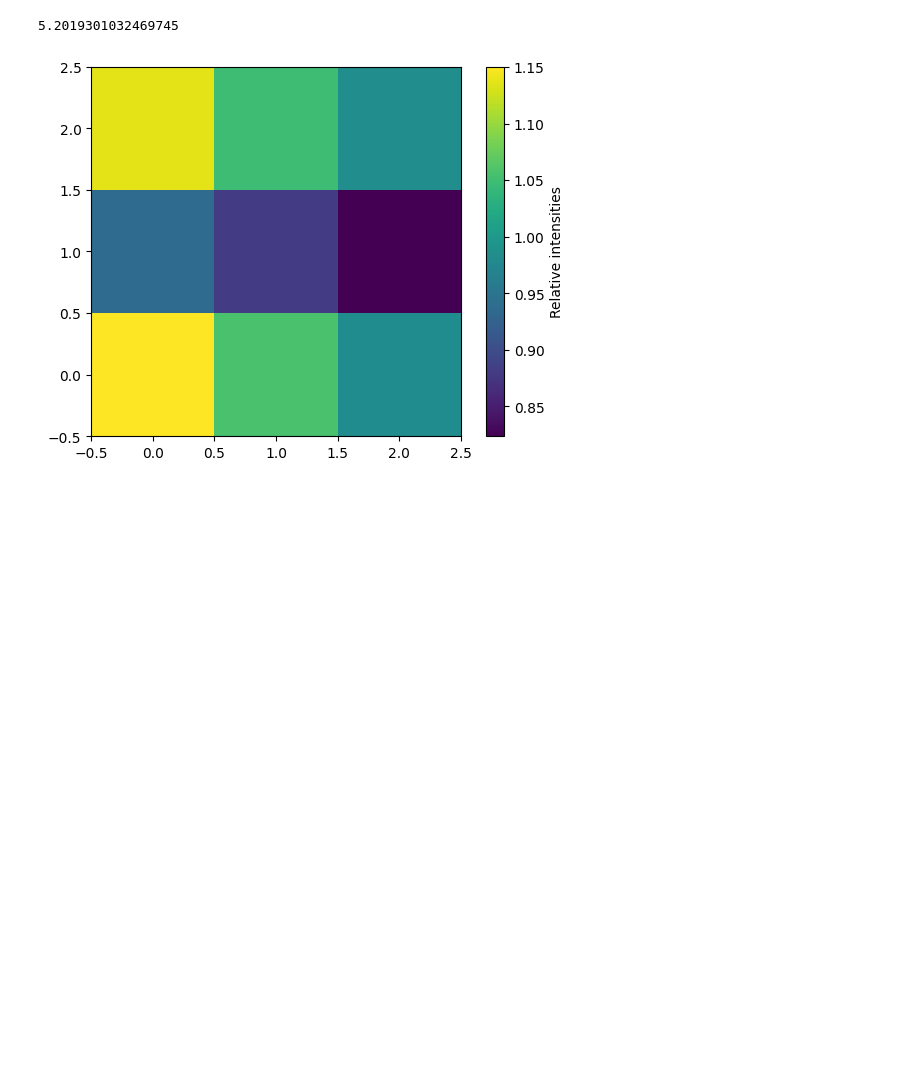
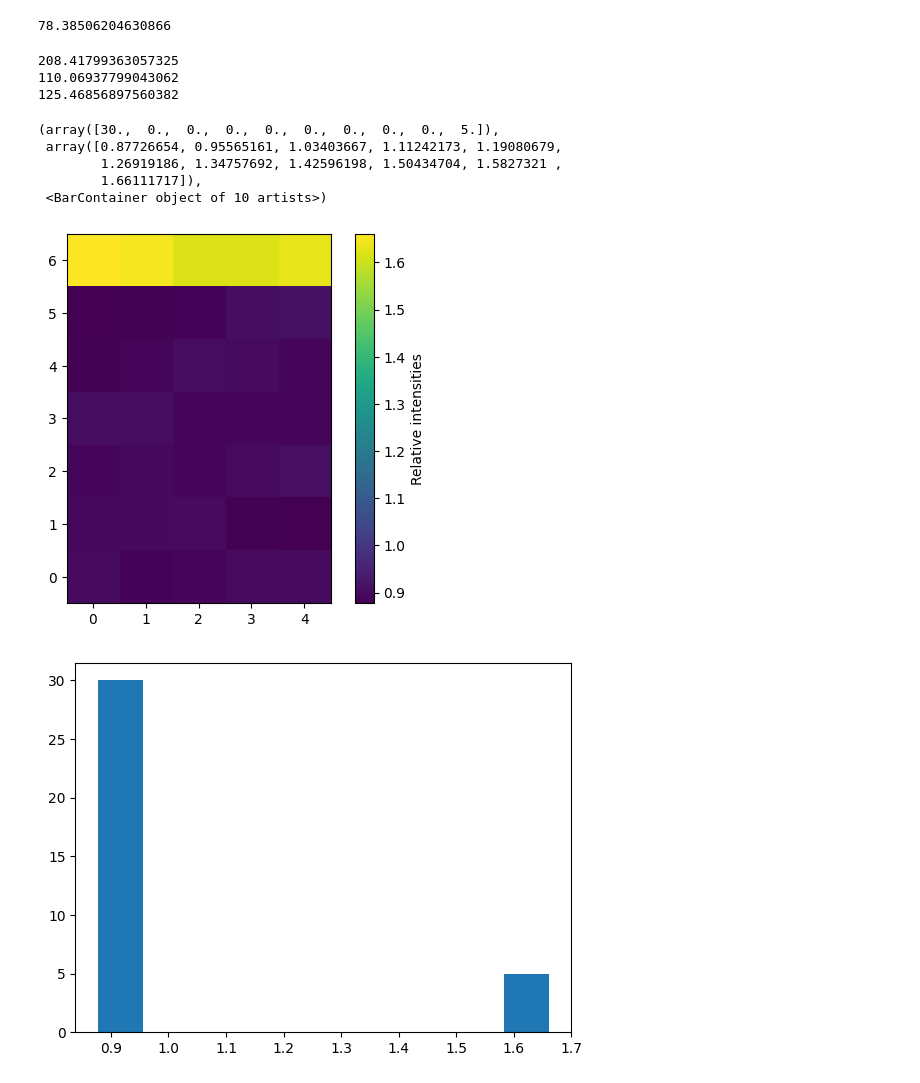
Before and after one commit to light-scattering-iogs/caqtus, a Jupyter notebook: devices/tweezers/homogenize/homogenize.ipynb, the cells around one changed output. Drawn from its saved outputs; the diff is of its cells as text; code cells hidden in the pictures; blank space fills up the shorter version.

```diff
--- a/devices/tweezers/homogenize/homogenize.ipynb
+++ b/devices/tweezers/homogenize/homogenize.ipynb
@@ -12,7 +12,7 @@ pixelfly = PixelflyBoard(
     name="pixelfly",
     board_number=0,
     mode=Mode.SW_TRIGGER | Mode.ASYNC_SHUTTER,
-    exp_time=50,
+    exp_time=30,
     hbin=BinMode.BIN_1X,
     vbin=BinMode.BIN_1X,
     gain=False,
@@ -21,6 +21,7 @@ pixelfly = PixelflyBoard(
 
 with pixelfly:
     pixelfly.start_acquisition()
+
     picture = pixelfly.read_image(1000).astype(float)
     pixelfly.stop_acquisition()
 # %%
@@ -32,8 +33,11 @@ plt.colorbar()
 # %%
-m = GridSpotIntensitiesMeasurer(3, 3)
-im = m.register_regions_of_interest(picture, relative_threshold=0.3, radius=30)
+n_rows=7
+n_cols=5
+m = GridSpotAnalyzer(n_rows, n_cols)
+im = m.register_regions_of_interest(picture, relative_threshold=0.21, radius=20)
+
 plt.figure()
 plt.imshow(im.T, origin="lower")
 
-intensities = m.compute_intensity(picture)
+intensities = m.compute_intensity_matrix(picture)
 # %% [output]
@@ -41,13 +45,30 @@ intensities = m.compute_intensity(picture)
 # %%
 (np.max(intensities) - np.min(intensities)) / np.mean(intensities) * 1e2
 # %% [output]
-5.2019301032469745
+78.38506204630866
+# %%
+print(np.max(intensities) )
+print ( np.min(intensities))
+print(np.mean(intensities))
+# %% [output]
+208.41799363057325
+110.06937799043062
+125.46856897560382
 # %%
-plt.imshow(intensities.T / np.mean(intensities), origin="lower")
+plt.figure()
+plt.imshow(intensities.T[::-1, ::] / np.mean(intensities), origin="lower")
 cb = plt.colorbar()
 cb.set_label("Relative intensities")
+plt.figure()
+plt.hist((intensities.T / np.mean(intensities)).flatten())
 # %% [output]
+(array([30.,  0.,  0.,  0.,  0.,  0.,  0.,  0.,  0.,  5.]),
+ array([0.87726654, 0.95565161, 1.03403667, 1.11242173, 1.19080679,
+        1.26919186, 1.34757692, 1.42596198, 1.50434704, 1.5827321 ,
+        1.66111717]),
+ <BarContainer object of 10 artists>)
-[figure, old version]
+[figure, new version]
+[figure, added]
 # %%
 with open("../tweezers.utilities.run_awg/config_x.yaml", "r") as f:
     config_x = StaticTrapConfiguration.from_yaml(f.read())
```
Also changed, not shown: parts of 5 cells of this notebook, 1 other file.
